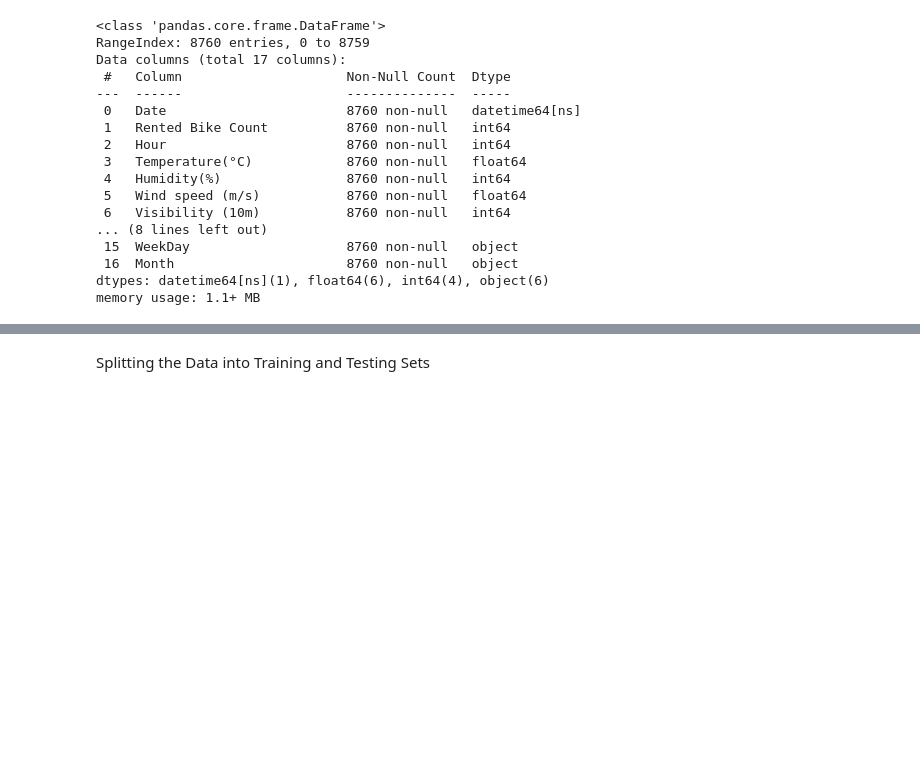
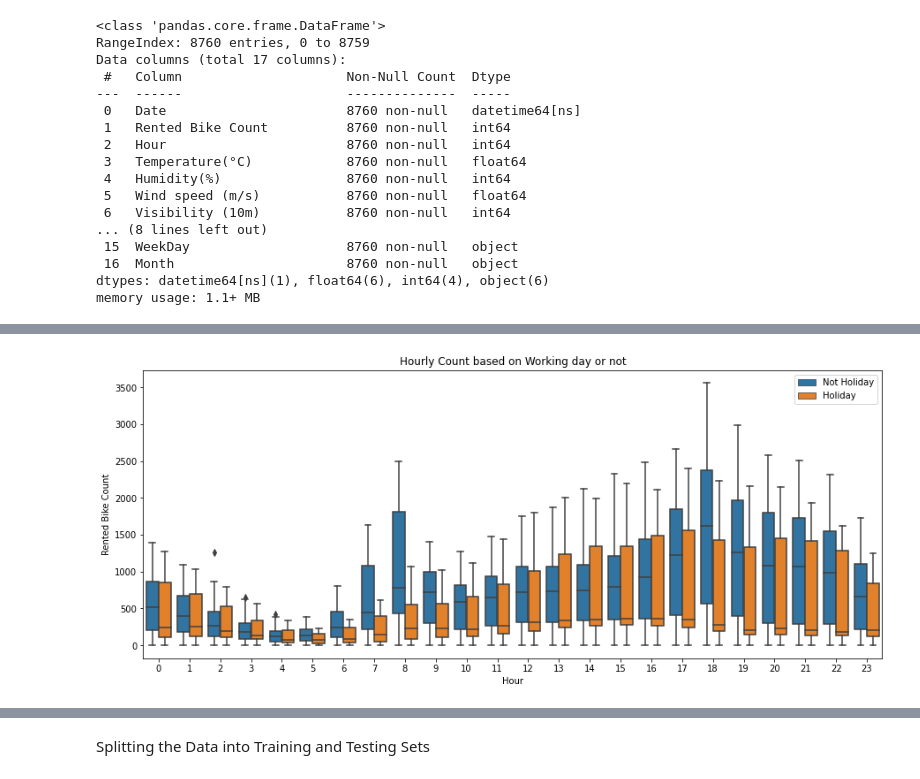
Before and after one commit to Arch0/bike-sharing, a Jupyter notebook: Bike_Sharing_Demand_Prediction_Capstone_Project.ipynb, the cells around one changed output, grey strips where cells are left out. Cells and saved outputs as stored; diff of their text form; code cells hidden in the pictures; blank space fills up the shorter version.

```diff
--- a/Bike_Sharing_Demand_Prediction_Capstone_Project.ipynb
+++ b/Bike_Sharing_Demand_Prediction_Capstone_Project.ipynb
@@ -245,3 +262,14 @@ df.groupby('Hour').sum()['Rented Bike Count'].plot()
+# %%
+# seaborn boxplots across hours
+f, axes = plt.subplots(1, 1, figsize=(15, 6))
+sns.boxplot(data=df, y='Rented Bike Count', x='Hour', hue='Holiday', ax=axes)
+handles, _ = axes.get_legend_handles_labels()
+axes.legend(handles, ['Not Holiday', 'Holiday'])
+axes.set(title='Hourly Count based on Working day or not')
+
+plt.show()
+# %% [output]
+[figure, added]
 # %%
 # checking correlation
 plt.figure(figsize = (10, 8))
```
Also changed, not shown: parts of 39 cells of this notebook.
